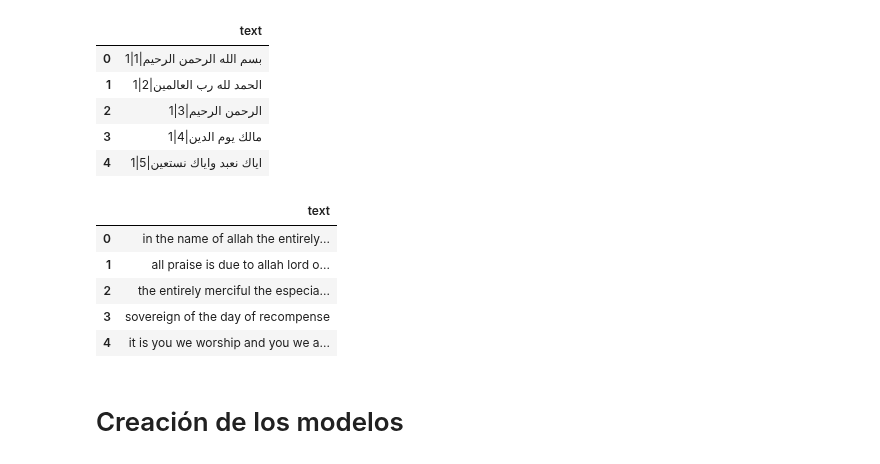
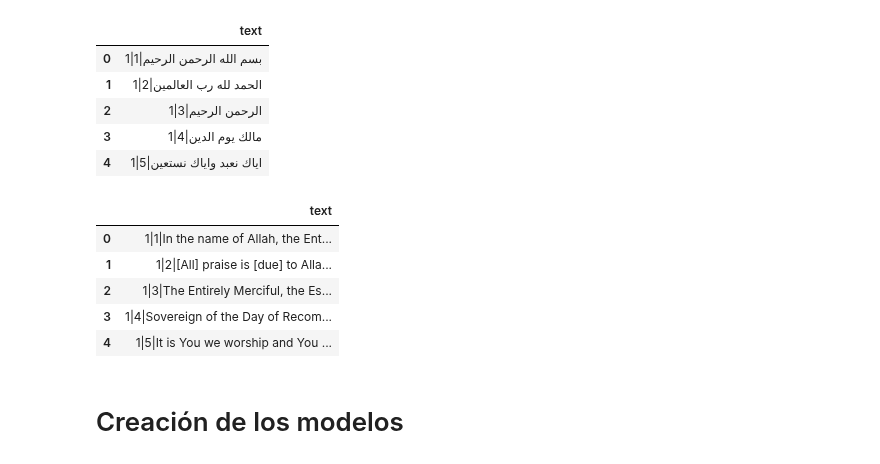
Before and after one commit to UnaiOlaiz/NLP-Group-Project, a Jupyter notebook: src/Búsqueda Semántica.ipynb, the cells around one changed output. Cells and saved outputs as stored; diff of their text form; code cells hidden in the pictures.

```diff
--- a/src/Búsqueda Semántica.ipynb
+++ b/src/Búsqueda Semántica.ipynb
@@ -33,21 +34,21 @@ df_ar.head()
 | 2 | 1|3|الرحمن الرحيم |
 | 3 | 1|4|مالك يوم الدين |
 | 4 | 1|5|اياك نعبد واياك نستعين |
-# %%
-with open("../data/cleaned_data/cleaned_english_quran.txt", encoding="utf-8") as f:
-    lines_eng = f.readlines()
-
-df_eng = pd.DataFrame(lines_eng, columns=["text"])
-df_eng["text"] = df_eng["text"].str.strip()
-
-df_eng.head()
-# %% [output]
-|  | text |
-| 0 | in the name of allah the entirely... |
-| 1 | all praise is due to allah lord o... |
-| 2 | the entirely merciful the especia... |
-| 3 | sovereign of the day of recompense |
-| 4 | it is you we worship and you we a... |
+# %%
+with open("../data/raw_data/english_quran.txt", "r") as f:
+    lines_eng = f.readlines()
+
+df_eng = pd.DataFrame(lines_eng, columns=["text"])
+df_eng["text"] = df_eng["text"].str.strip()
+
+df_eng.head()
+# %% [output]
+|  | text |
+| 0 | 1|1|In the name of Allah, the Ent... |
+| 1 | 1|2|[All] praise is [due] to Alla... |
+| 2 | 1|3|The Entirely Merciful, the Es... |
+| 3 | 1|4|Sovereign of the Day of Recom... |
+| 4 | 1|5|It is You we worship and You ... |
 # %% [markdown]
 # Creación de los modelos
 # %% [markdown]
```
Also changed, not shown: parts of 8 cells of this notebook.
